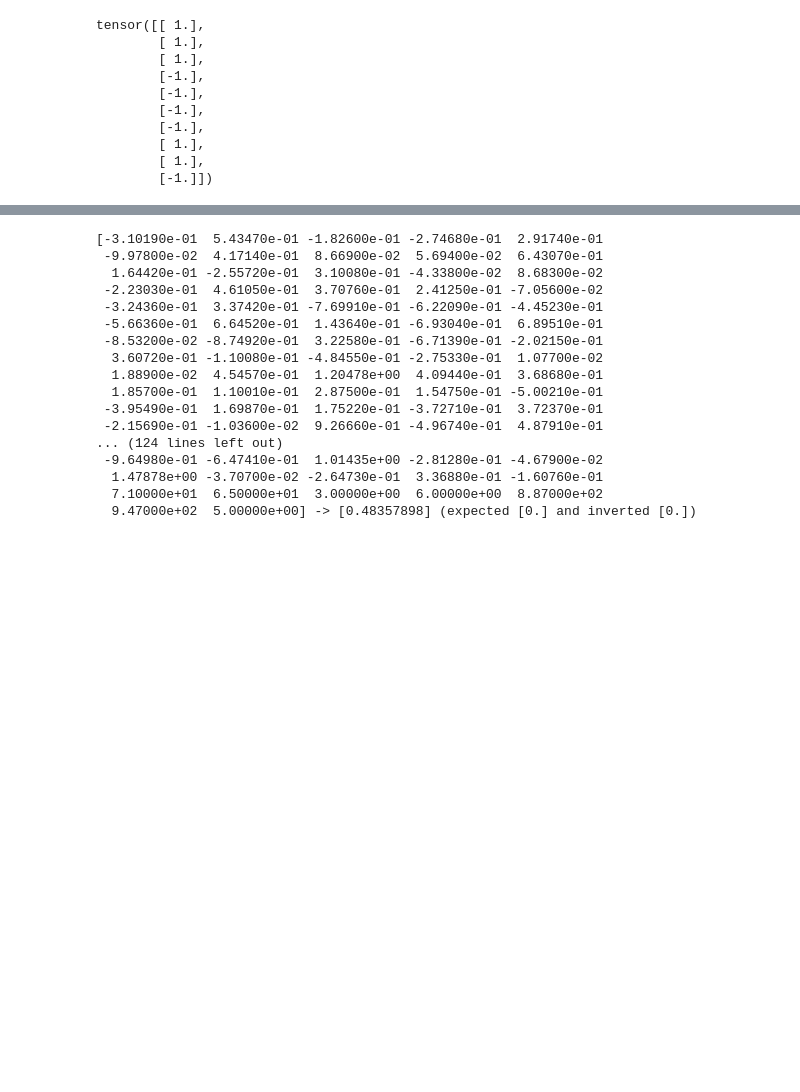
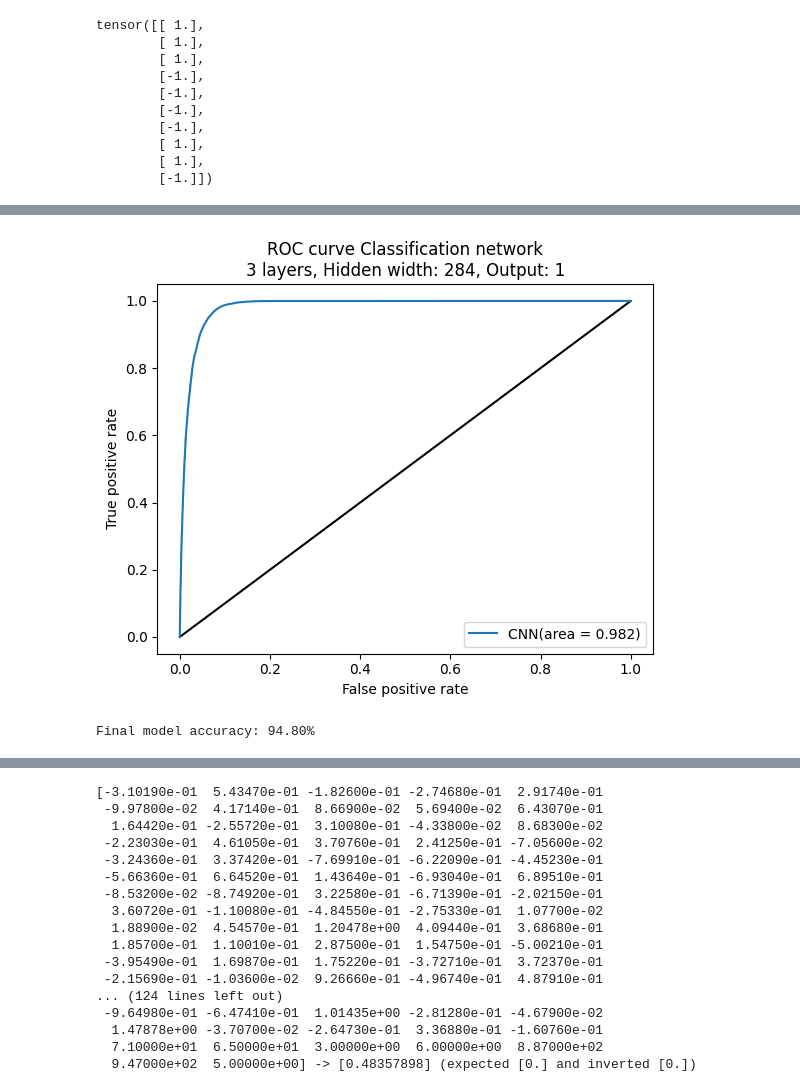
Before and after one commit to jpCantillana/NgLearning, a Jupyter notebook: torch_encdec_predict.ipynb, the cells around one changed output, grey strips where cells are left out. Saved outputs shown, nothing was run; the diff lists cells and outputs as text; code cells hidden in the pictures; blank space fills up the shorter version.

```diff
--- a/torch_encdec_predict.ipynb
+++ b/torch_encdec_predict.ipynb
@@ -1138,7 +1146,7 @@ model_ed = Net(data_list[0].num_features, 128, 64).to(device)
 optimizer = torch.optim.Adam(params=model_ed.parameters(), lr=0.01)
 criterion = torch.nn.BCEWithLogitsLoss()
 # %%
-from sklearn.metrics import roc_auc_score
+from sklearn.metrics import roc_auc_score, roc_curve
 
 def train(loader, epoch):
     model_ed.train()
@@ -1194,18 +1202,4 @@ def test(loader):
 
     all_out = np.concatenate(all_out)
     all_labels = np.concatenate(all_labels)
-    return roc_auc_score(all_labels, all_out)
+    return roc_auc_score(all_labels, all_out), [all_labels], [all_out]
-# %%
-# Train/Test Loop
-best_val_auc = final_test_auc = 0
-for epoch in range(1, 24):
-    loss = train(train_loader, epoch)
-    val_auc = test(val_loader)
-    test_auc = test(test_loader)
-    if val_auc > best_val_auc:
-        best_val_auc = val_auc
-        final_test_auc = test_auc
-    print(f'Epoch: {epoch:03d}, Loss: {loss:.4f}, Val: {val_auc:.4f}, '
-          f'Test: {test_auc:.4f}')
-
-print(f'Final Test: {final_test_auc:.4f}')
@@ -1668,0 +1925,7 @@ Final model accuracy: 95.27%
+# %%
+model_ls = Deep2()
+acc = model_train(model_ls, X_train, y_train, X_test, y_test)
+print(f"Final model accuracy: {acc*100:.2f}%")
+# %% [output]
+[figure, added]
+Final model accuracy: 94.80%
```
Also changed, not shown: parts of 40 cells of this notebook.
